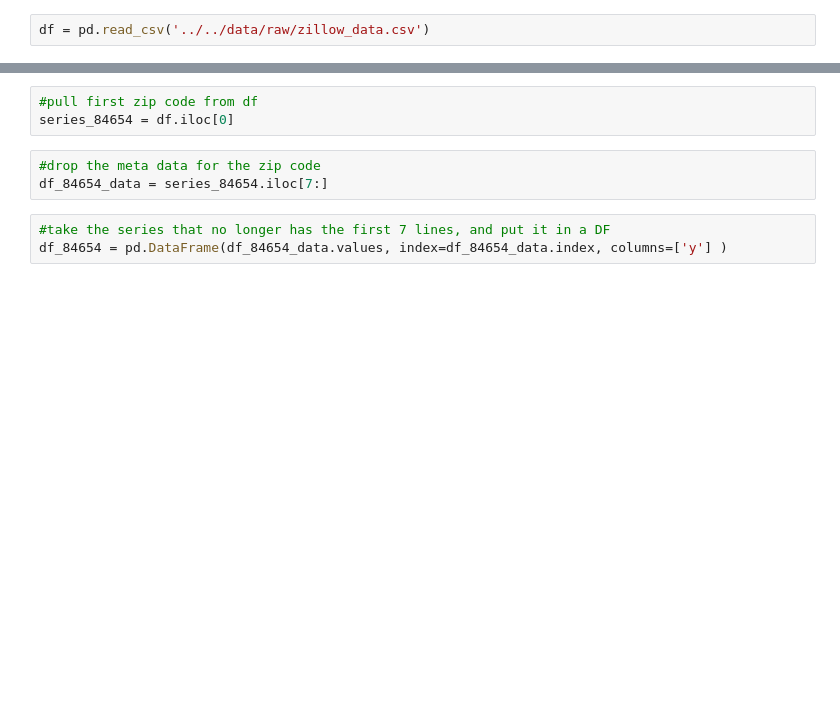
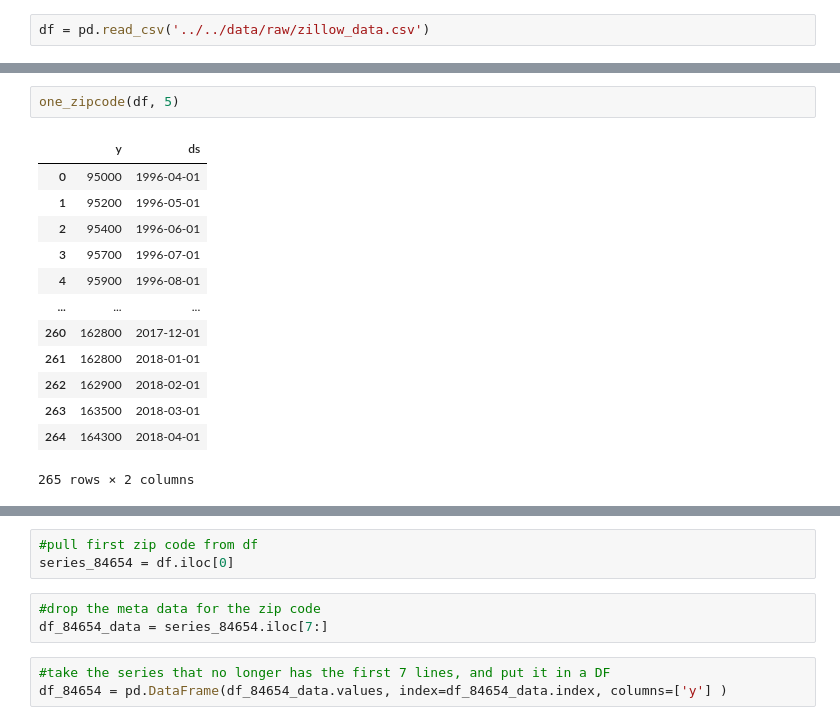
Before and after one commit to butlerbt/zipcode_time_series, a Jupyter notebook: notebooks/exploratory/starter_notebook.ipynb, the cells around one changed output, grey strips where cells are left out. Saved outputs shown, nothing was run; the diff lists cells and outputs as text; blank space fills up the shorter version.

```diff
--- a/notebooks/exploratory/starter_notebook.ipynb
+++ b/notebooks/exploratory/starter_notebook.ipynb
@@ -53,0 +68,16 @@ df.head()
+# %%
+one_zipcode(df, 5)
+# %% [output]
+|  | y | ds |
+| 0 | 95000 | 1996-04-01 |
+| 1 | 95200 | 1996-05-01 |
+| 2 | 95400 | 1996-06-01 |
+| 3 | 95700 | 1996-07-01 |
+| 4 | 95900 | 1996-08-01 |
+| ... | ... | ... |
+| 260 | 162800 | 2017-12-01 |
+| 261 | 162800 | 2018-01-01 |
+| 262 | 162900 | 2018-02-01 |
+| 263 | 163500 | 2018-03-01 |
+| 264 | 164300 | 2018-04-01 |
+265 rows × 2 columns
```
Also changed, not shown: parts of 22 cells of this notebook.
